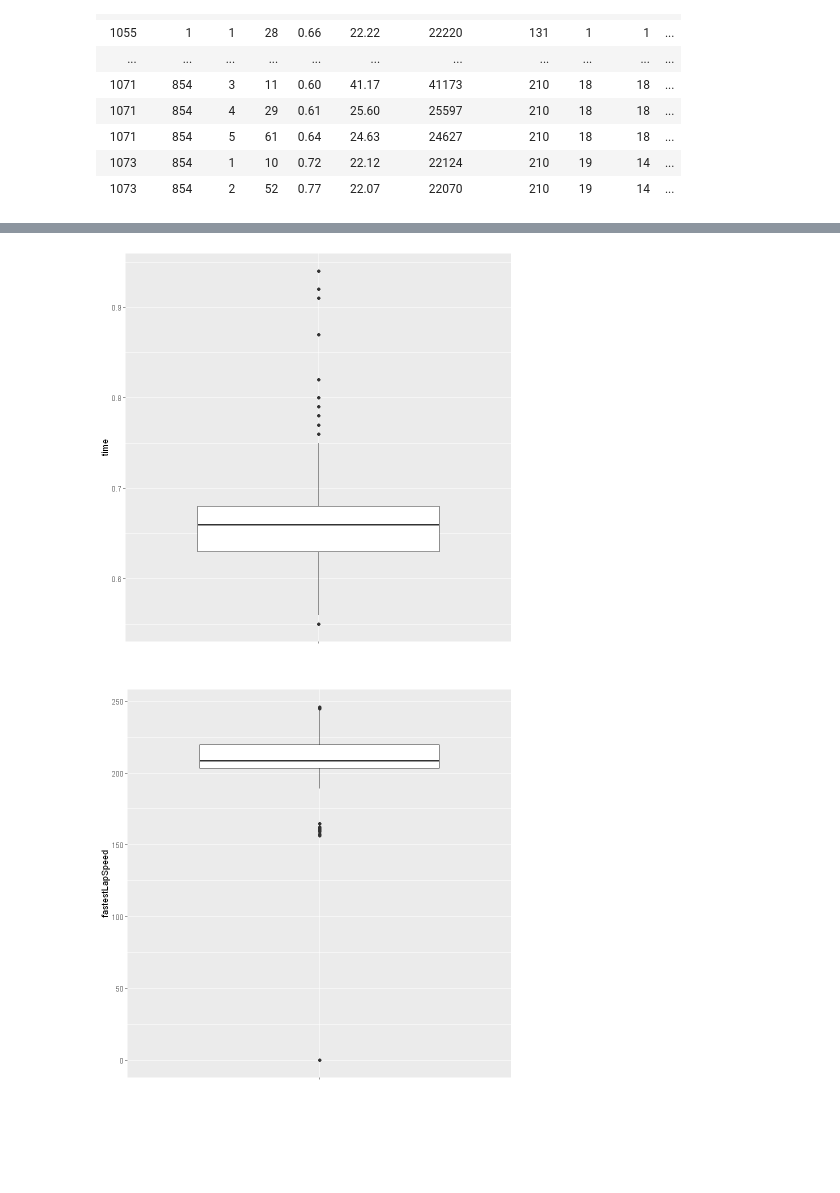
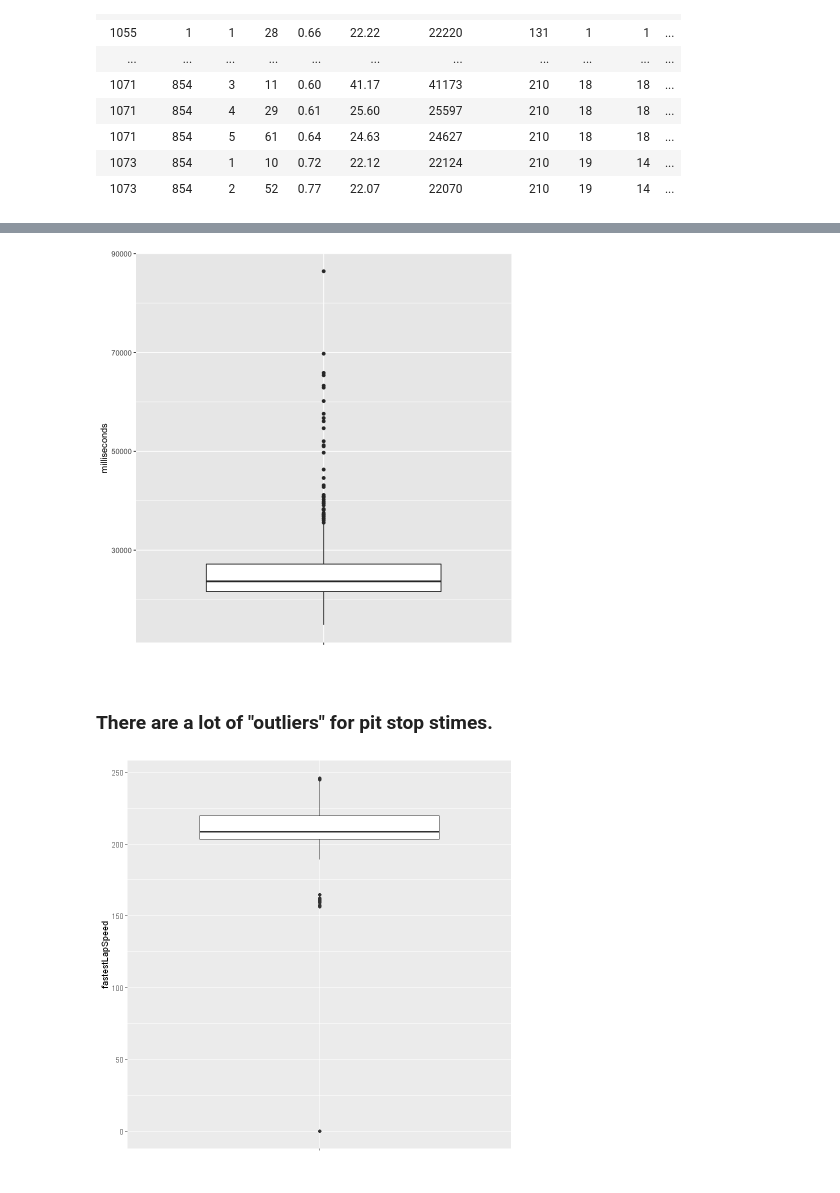
Before and after one commit to sadembele/Final-Project-F1, a Jupyter notebook: Code/Exploration/F1BaseDataExploration_R.ipynb, the cells around one changed output, grey strips where cells are left out. Drawn from its saved outputs; the diff is of its cells as text; code cells hidden in the pictures; blank space fills up the shorter version.

```diff
--- a/Code/Exploration/F1BaseDataExploration_R.ipynb
+++ b/Code/Exploration/F1BaseDataExploration_R.ipynb
@@ -21,5 +21,5 @@ The following objects are masked from 'package:base':
 ✖ dplyr::filter() masks stats::filter()
 ✖ dplyr::lag()    masks stats::lag()
 # %%
-FF = read_csv("C:/Users/Vinnie/OneDrive/Desktop/updated_PitStopFinal.csv")
+FF = read_csv("updated_PitStopFinal.csv")
 # %% [output]
@@ -60,8 +68,10 @@ d + geom_boxplot() + xlab("")
 # %%
-d <- ggplot(FF, aes(x = "", y = time))
+d <- ggplot(FF, aes(x = "", y = milliseconds))
 d + geom_boxplot() + xlab("")
 # %% [output]
-[figure, old version]
+[figure, new version]
+# %% [markdown]
+### There are a lot of "outliers" for pit stop stimes.
 # %%
 d <- ggplot(FF, aes(x = "", y = fastestLapSpeed))
 d + geom_boxplot() + xlab("")
```
Also changed, not shown: parts of 11 cells of this notebook, 2 other files.
